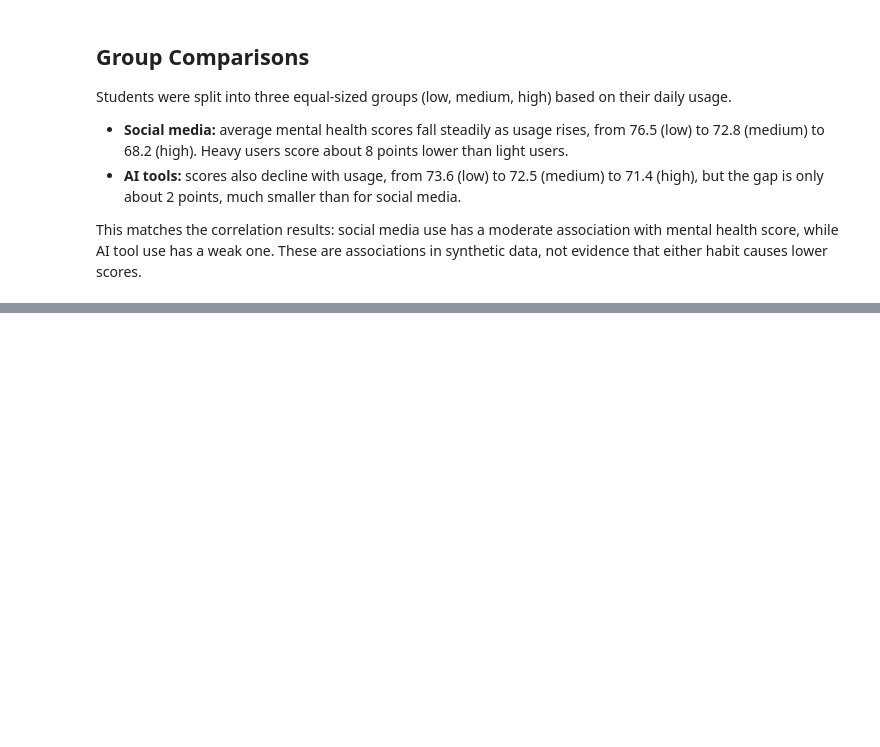
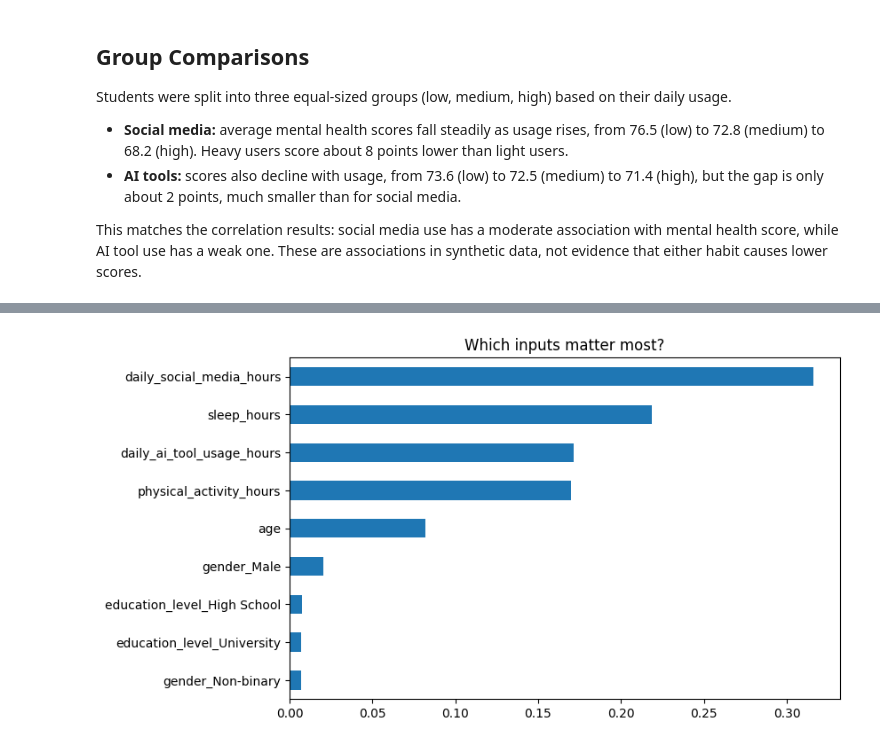
Before and after one commit to MarchianTz/ai-social-media-student-wellbeing, a Jupyter notebook: analysis.ipynb, the cells around one changed output, grey strips where cells are left out. Drawn from its saved outputs; the diff is of its cells as text; code cells hidden in the pictures; blank space fills up the shorter version.

Commit message:
Add prediction models and permutation importance

```diff
--- a/analysis.ipynb
+++ b/analysis.ipynb
@@ -234,3 +234,25 @@ Students were split into three equal-sized groups (low, medium, high) based on t
 - **AI tools:** scores also decline with usage, from 73.6 (low) to 72.5 (medium) to 71.4 (high), but the gap is only about 2 points, much smaller than for social media.
 
 This matches the correlation results: social media use has a moderate association with mental health score, while AI tool use has a weak one. These are associations in synthetic data, not evidence that either habit causes lower scores.
+# %%
+from sklearn.model_selection import train_test_split
+from sklearn.linear_model import LinearRegression
+from sklearn.ensemble import RandomForestRegressor
+from sklearn.metrics import r2_score, mean_absolute_error
+
+target = "mental_health_score"
+X = pd.get_dummies(df.drop(columns=[target, "physical_health_score"]), drop_first=True)
+y = df[target]
+
+X_train, X_test, y_train, y_test = train_test_split(X, y, test_size=0.2, random_state=42)
+
+models = {
+    "Linear Regression": LinearRegression(),
+    "Random Forest": RandomForestRegressor(n_estimators=200, random_state=42, n_jobs=-1),
+}
+
+for name, m in models.items():
+    m.fit(X_train, y_train)
+    pred = m.predict(X_test)
+    print(name, "| R2:", round(r2_score(y_test, pred), 3),
+          "| MAE:", round(mean_absolute_error(y_test, pred), 2))
@@ -236,0 +276,9 @@ This matches the correlation results: social media use has a moderate associatio
+# %%
+rf = models["Random Forest"]
+importances = pd.Series(rf.feature_importances_, index=X.columns).sort_values()
+importances.plot(kind="barh", figsize=(8, 5))
+plt.title("Which inputs matter most?")
+plt.savefig("feature_importance.png", dpi=150, bbox_inches="tight")
+plt.show()
+# %% [output]
+[figure, added]
```
Also changed, not shown: parts of 4 cells of this notebook.
